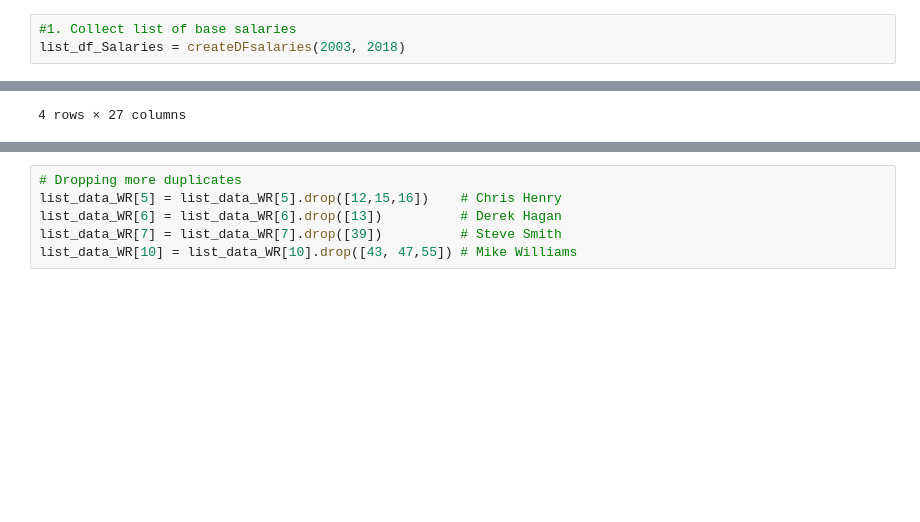
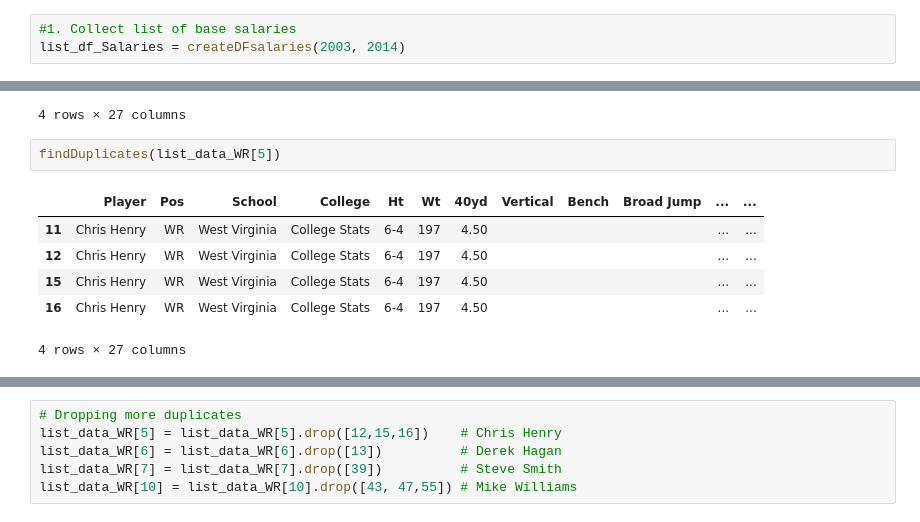
Before and after one commit to jhonsen/NFLplayersValuation, a Jupyter notebook: codes/Step1_DataAcquisition.ipynb, the cells around one changed output, grey strips where cells are left out. Drawn from its saved outputs; the diff is of its cells as text; blank space fills up the shorter version.

```diff
--- a/codes/Step1_DataAcquisition.ipynb
+++ b/codes/Step1_DataAcquisition.ipynb
@@ -300,4 +320,4 @@ list_4yrSet_WR[7] = list_4yrSet_WR[7].drop([55,54,40,41,42,43,44,45,46,47,48,49,
 ### Collect and pre-process Salary Data
 # %%
 #1. Collect list of base salaries
-list_df_Salaries = createDFsalaries(2003, 2018)
+list_df_Salaries = createDFsalaries(2003, 2014)
@@ -421,3 +491,12 @@ findDuplicates(list_data_WR[10])
 | 51 | Mike Williams | WR | Syracuse | College Stats | 6-1 | 221 | 4.53 | 33.5 | 8 | 116 | ... | ... |
 | 55 | Mike Williams | WR | Syracuse | College Stats | 6-1 | 221 | 4.53 | 33.5 | 8 | 116 | ... | ... |
 4 rows × 27 columns
+# %%
+findDuplicates(list_data_WR[5])
+# %% [output]
+|  | Player | Pos | School | College | Ht | Wt | 40yd | Vertical | Bench | Broad Jump | ... | ... |
+| 11 | Chris Henry | WR | West Virginia | College Stats | 6-4 | 197 | 4.50 |  |  |  | ... | ... |
+| 12 | Chris Henry | WR | West Virginia | College Stats | 6-4 | 197 | 4.50 |  |  |  | ... | ... |
+| 15 | Chris Henry | WR | West Virginia | College Stats | 6-4 | 197 | 4.50 |  |  |  | ... | ... |
+| 16 | Chris Henry | WR | West Virginia | College Stats | 6-4 | 197 | 4.50 |  |  |  | ... | ... |
+4 rows × 27 columns
```
Also changed, not shown: parts of 16 cells of this notebook, 5 other files.
